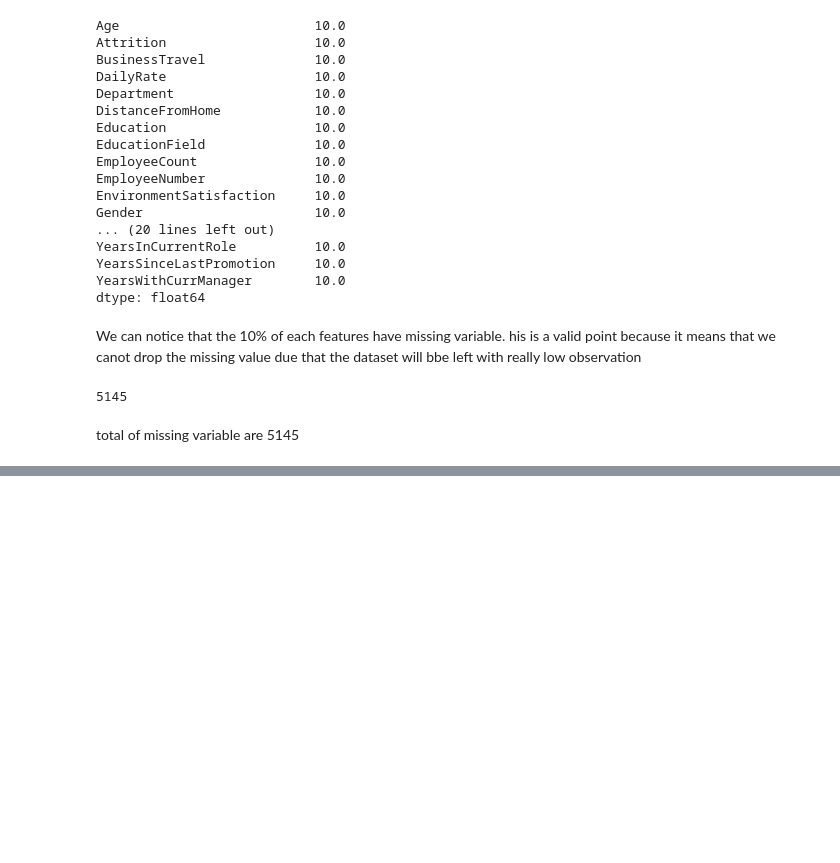
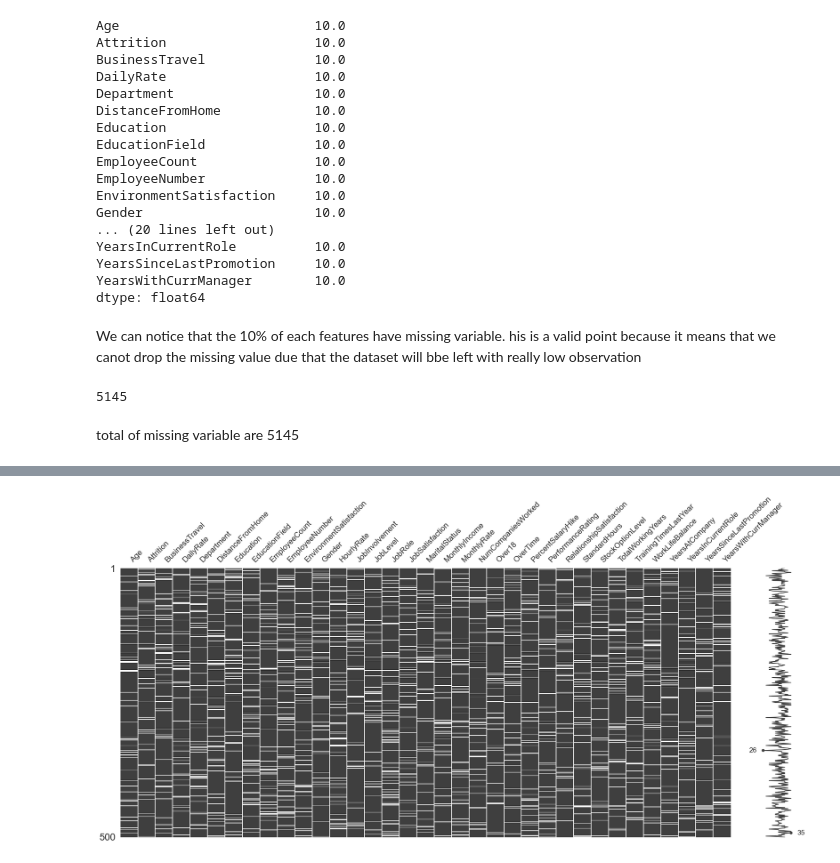
Before and after one commit to Sba23037/CristinaPriolo_Sba23037_Lvl8_CA2_Integrated, a Jupyter notebook: CristinaPriolo_Sba23037_Lvl8_CA2_Integrated.ipynb, the cells around one changed output, grey strips where cells are left out. Drawn from its saved outputs; the diff is of its cells as text; code cells hidden in the pictures; blank space fills up the shorter version.

Commit message:
start handling missing variable
handle missing variable: experimenting

```diff
--- a/CristinaPriolo_Sba23037_Lvl8_CA2_Integrated.ipynb
+++ b/CristinaPriolo_Sba23037_Lvl8_CA2_Integrated.ipynb
@@ -128,0 +150,6 @@ Visualization of
+# %%
+import missingno as msno
+
+ax = msno.matrix(dataset.sample(500))
+# %% [output]
+[figure, added]
```
Also changed, not shown: parts of 23 cells of this notebook.
